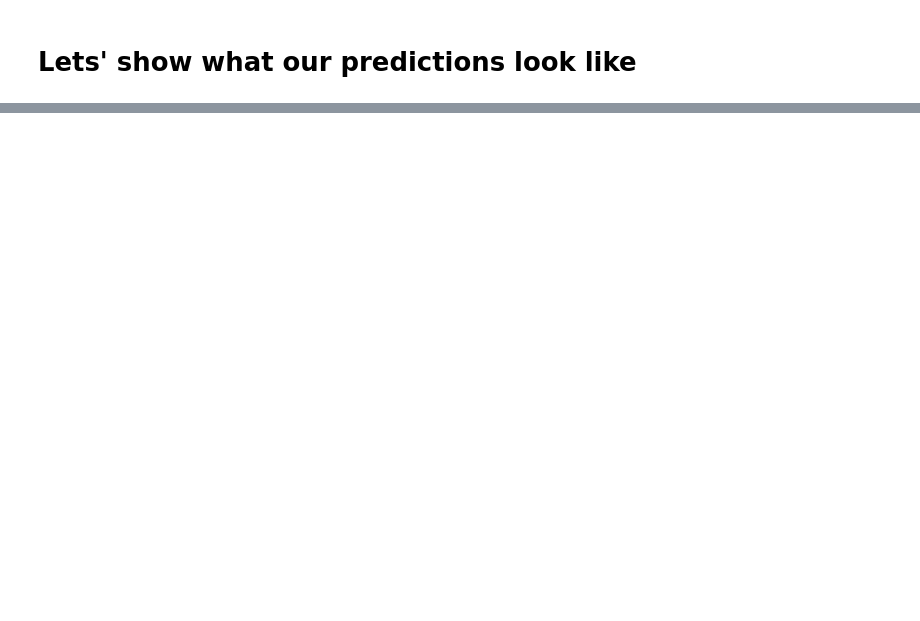
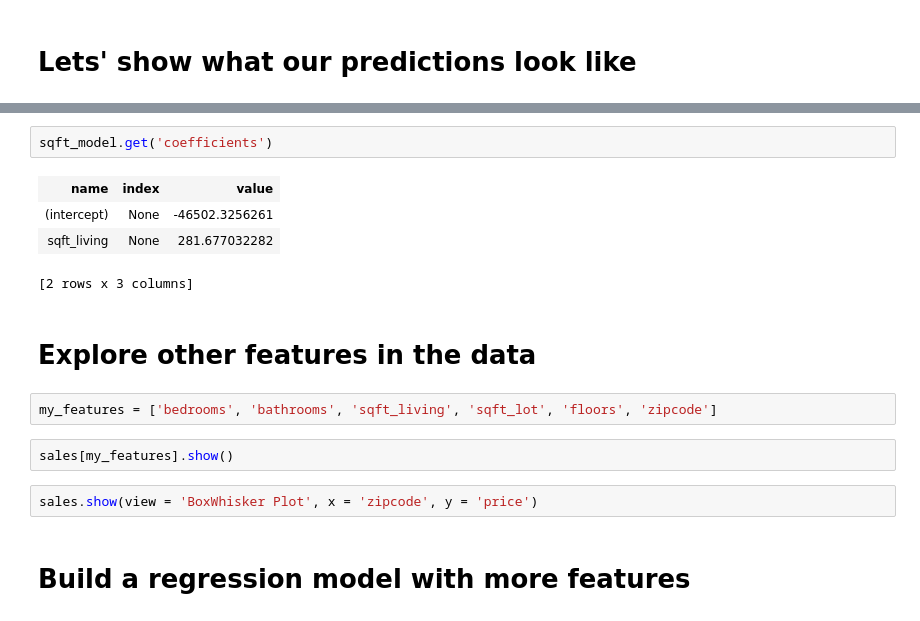
Before and after one commit to cyboflash/machine-learning, a Jupyter notebook: week2/My Predicting House Prices.ipynb, the cells around one changed output, grey strips where cells are left out. Saved outputs shown, nothing was run; the diff lists cells and outputs as text; blank space fills up the shorter version.

```diff
--- a/week2/My Predicting House Prices.ipynb
+++ b/week2/My Predicting House Prices.ipynb
@@ -98,0 +105,17 @@ ImportError: No module named matplotlib
+# %%
+sqft_model.get('coefficients')
+# %% [output]
+| name | index | value |
+| (intercept) | None | -46502.3256261 |
+| sqft_living | None | 281.677032282 |
+[2 rows x 3 columns]
+# %% [markdown]
+# Explore other features in the data
+# %%
+my_features = ['bedrooms', 'bathrooms', 'sqft_living', 'sqft_lot', 'floors', 'zipcode']
+# %%
+sales[my_features].show()
+# %%
+sales.show(view = 'BoxWhisker Plot', x = 'zipcode', y = 'price')
+# %% [markdown]
+# Build a regression model with more features
```
Also changed, not shown: parts of 24 cells of this notebook.
